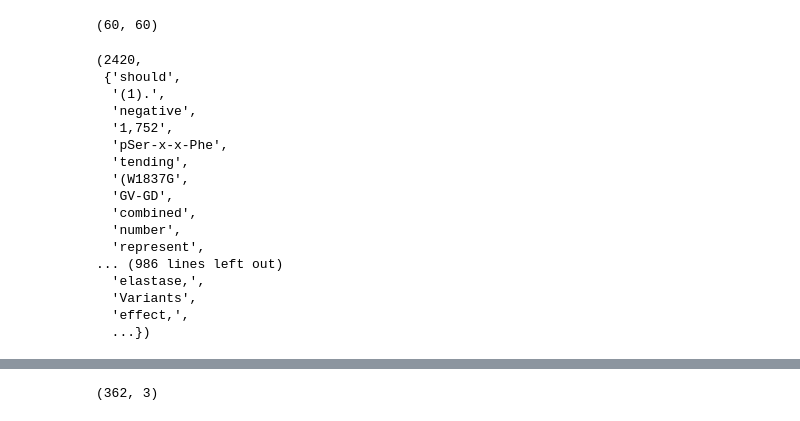
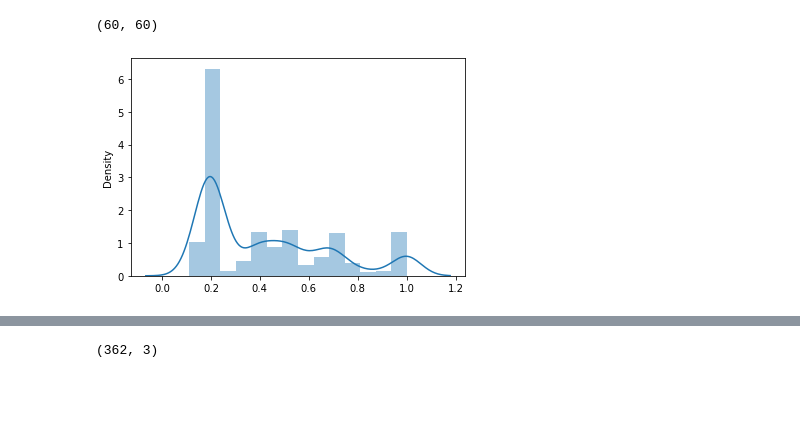
Before and after one commit to me-nobody/jovian-ml-project, a Jupyter notebook: jovian-ml-project-080422-lab.ipynb, the cells around one changed output, grey strips where cells are left out. Saved outputs shown, nothing was run; the diff lists cells and outputs as text; code cells hidden in the pictures; blank space fills up the shorter version.

```diff
--- a/jovian-ml-project-080422-lab.ipynb
+++ b/jovian-ml-project-080422-lab.ipynb
@@ -307,26 +307,8 @@ brca_class1_text_split = [set(text.split()) for text in brca_class1_text]
+# %%
+brca_class1_text_split = [set(re.sub(r"[!\"\''.(),]","",word,flags=re.I) for word in text.split()) for text in brca_class1_text]
 # %%
 len(brca_class1_id) , len(brca_class1_text_split)
 # %% [output]
 (60, 60)
 # %%
 brca_class1 = list(zip(brca_class1_id,brca_class1_text_split))
-# %%
-brca_class1[0]
-# %% [output]
-(2420,
- {'should',
-  '(1).',
-  'negative',
-  '1,752',
-  'pSer-x-x-Phe',
-  'tending',
-  '(W1837G',
-  'GV-GD',
-  'combined',
-  'number',
-  'represent',
-... (986 lines left out)
-  'elastase,',
-  'Variants',
-  'effect,',
-  ...})
@@ -333,6 +317,25 @@ brca_class1[0]
 # %%
 from itertools import combinations
 from itertools import product
+# %%
+def find_pairs(gene_list):
+    """find the text which are most similar to each other in pairs """
+    count =[]
+
+    for x1,x2 in combinations(gene_list,2):             # all text references in brca1 in pairs
+        stub = x1[1].intersection(x2[1])                # intersection of text of the pairs
+        unite = x1[1].union(x2[1])
+        jacard = len(stub)/len(unite)
+        count.append(jacard)
+#         x1_ratio = len(stub)/len(x1[1])
+#         x2_ratio = len(stub)/len(x2[1])
+#         if x1_ratio >=0.9 and x2_ratio >=0.9:
+#             count = count+1
+#     print(count)
+    sns.distplot(count)
+find_pairs(brca_class1)
+# %% [output]
+[figure, added]
 # %%
 def find_pairs(gene_list):
     """find the text which are most similar to each other in pairs """
```
Also changed, not shown: parts of 18 cells of this notebook, 3 other files.
